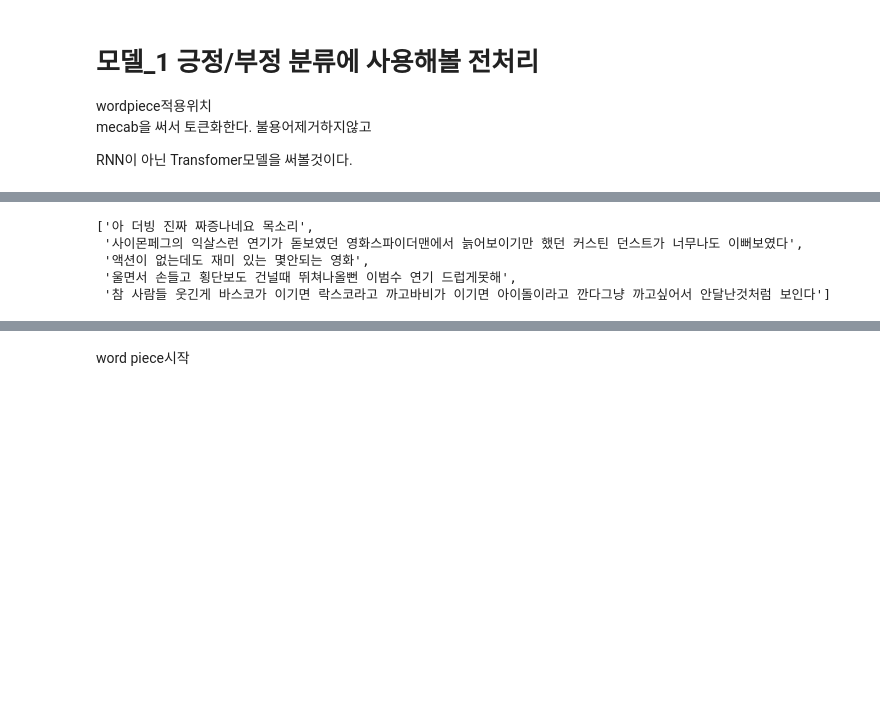
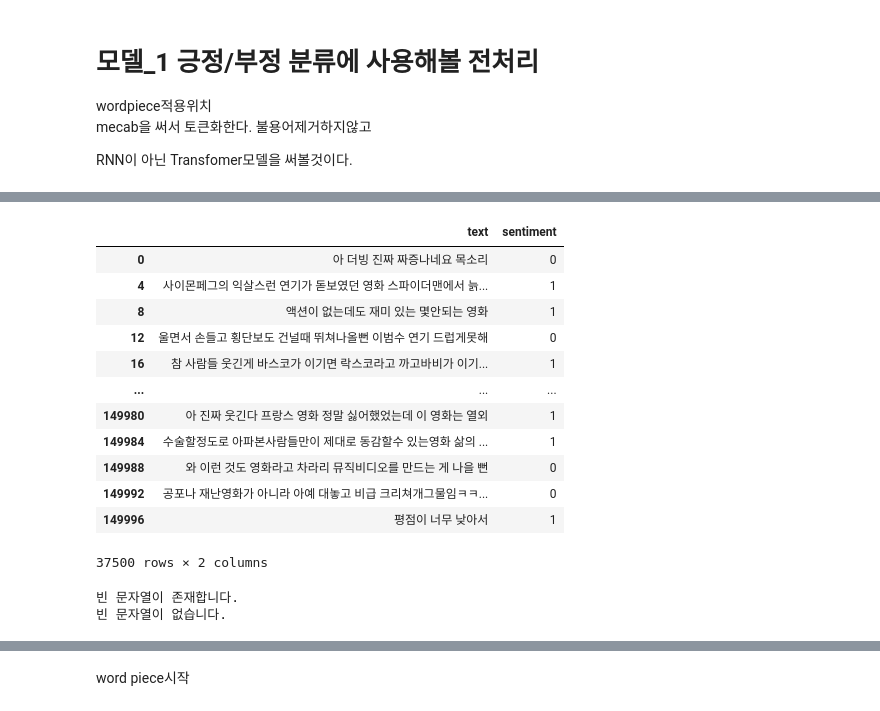
Before and after one commit to BearMeal/Katalk_Conversation_Analysis, a Jupyter notebook: models/Preprocessing/전처리기_4 Wordpiece/모델_1/불용어 포함버전/BERT.ipynb, the cells around one changed output, grey strips where cells are left out. Drawn from its saved outputs; the diff is of its cells as text; code cells hidden in the pictures; blank space fills up the shorter version.

```diff
--- a/models/Preprocessing/전처리기_4 Wordpiece/모델_1/불용어 포함버전/BERT.ipynb
+++ b/models/Preprocessing/전처리기_4 Wordpiece/모델_1/불용어 포함버전/BERT.ipynb
@@ -29,5 +29,19 @@ df_train = pd.DataFrame({
 # 데이터 크기 지정
 df_train = df_train[::4]
 
+#널값있는지 확인
+empty_string_exists = any(df_train['text'].apply(lambda x: x == ""))
+
+if empty_string_exists:
+    print("빈 문자열이 존재합니다.")
+else:
+    print("빈 문자열이 없습니다.")
+
 #널값제거
-df_train.dropna(inplace=True)
+#빈 문자열을 NaN 값으로 대체
+df_train[{'text','sentiment'}].replace('', np.nan, inplace=True)
+
+# NaN 값을 포함하는 행 제거
+df_train.dropna( inplace=True)
+
+print(df_train)
@@ -34,40 +64,55 @@ df_train.dropna(inplace=True)
 # %%
-#문장 추출
-texts= [ ]
-for i in df_train['text']:
-    texts.append(i)
-len(texts)
-
-#문자열이 아닌게 있는지 확인
-for i in texts:
-    if type(i)!=str:
-        print(i)
-
 # train 데이터 입력값(X)을 정제(Cleaning)
 import re
 from soynlp.normalizer import repeat_normalize
 
 def clean_korean_text(text):
     # 특수 문자 및 숫자 제거
-    text = re.sub(r'[^가-힣ㄱ-ㅎㅏ-ㅣ\s]', '', text)
+    text = re.sub(r'[^가-힣ㄱ-ㅎㅏ-ㅣ\s]', ' ', text)
     # 반복되는 자음, 모음 제거 (e.g., 'ㅋㅋㅋ' -> 'ㅋ')
     text = repeat_normalize(text, num_repeats=1)
     # 띄어쓰기 정규화 (연속된 공백 문자를 하나의 공백 문자로 변환)
     text = re.sub(r'\s+', ' ', text).strip()
     return text
 
-clean_texts=[]
-for i in texts:
-    clean_texts.append(clean_korean_text(i))
+
+df_train['text']=df_train['text'].apply(lambda x:clean_korean_text(x))
+df_train
+# %% [output]
+|  | text | sentiment |
+| 0 | 아 더빙 진짜 짜증나네요 목소리 | 0 |
+| 4 | 사이몬페그의 익살스런 연기가 돋보였던 영화 스파이더맨에서 늙... | 1 |
+| 8 | 액션이 없는데도 재미 있는 몇안되는 영화 | 1 |
+| 12 | 울면서 손들고 횡단보도 건널때 뛰쳐나올뻔 이범수 연기 드럽게못해 | 0 |
+| 16 | 참 사람들 웃긴게 바스코가 이기면 락스코라고 까고바비가 이기... | 1 |
+| ... | ... | ... |
+| 149980 | 아 진짜 웃긴다 프랑스 영화 정말 싫어했었는데 이 영화는 열외 | 1 |
+| 149984 | 수술할정도로 아파본사람들만이 제대로 동감할수 있는영화 삶의 ... | 1 |
+| 149988 | 와 이런 것도 영화라고 차라리 뮤직비디오를 만드는 게 나을 뻔 | 0 |
+| 149992 | 공포나 재난영화가 아니라 아예 대놓고 비급 크리쳐개그물임ㅋㅋ... | 0 |
+| 149996 | 평점이 너무 낮아서 | 1 |
+37500 rows × 2 columns
-# %%
-# len(clean_texts)
-clean_texts[:5]
-# %% [output]
-['아 더빙 진짜 짜증나네요 목소리',
- '사이몬페그의 익살스런 연기가 돋보였던 영화스파이더맨에서 늙어보이기만 했던 커스틴 던스트가 너무나도 이뻐보였다',
- '액션이 없는데도 재미 있는 몇안되는 영화',
- '울면서 손들고 횡단보도 건널때 뛰쳐나올뻔 이범수 연기 드럽게못해',
- '참 사람들 웃긴게 바스코가 이기면 락스코라고 까고바비가 이기면 아이돌이라고 깐다그냥 까고싶어서 안달난것처럼 보인다']
+# %%
+empty_string_exists = any(df_train['text'].apply(lambda x: x == ""))
+
+if empty_string_exists:
+    print("빈 문자열이 존재합니다.")
+else:
+    print("빈 문자열이 없습니다.")
+
+#다시 널값 제거
+# df_train['text'].apply(lambda x: x == "").drop(inplace=True)
+df_train.drop(df_train[df_train['text'] == ""].index, inplace=True)
+
+empty_string_exists = any(df_train['text'].apply(lambda x: x == ""))
+
+if empty_string_exists:
+    print("빈 문자열이 존재합니다.")
+else:
+    print("빈 문자열이 없습니다.")
+# %% [output]
+빈 문자열이 존재합니다.
+빈 문자열이 없습니다.
 # %%
 #정제된 텍스트를 벡터화하기전에 토큰화한다
 from konlpy.tag import Mecab
```
Also changed, not shown: parts of 17 cells of this notebook, 3 other files.
